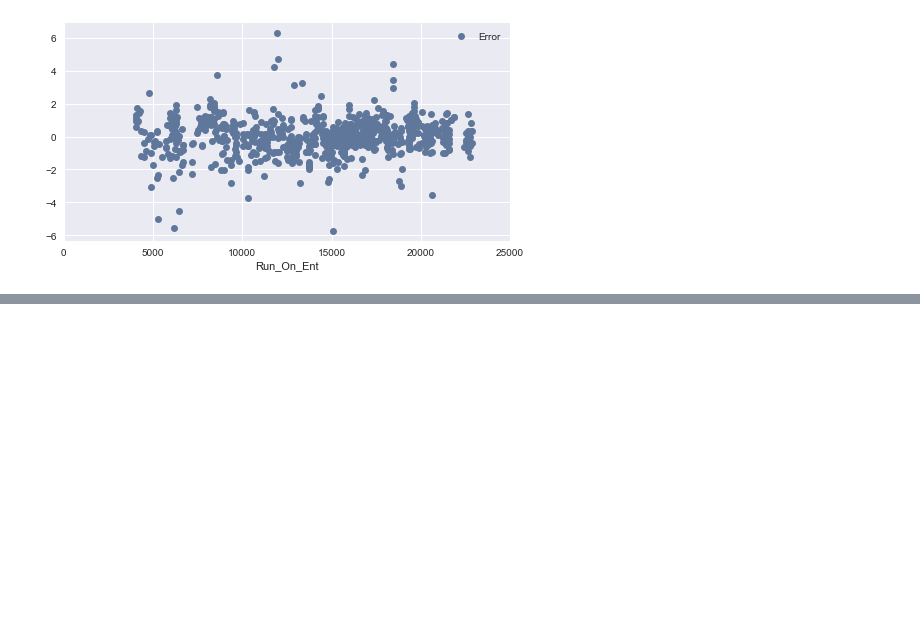
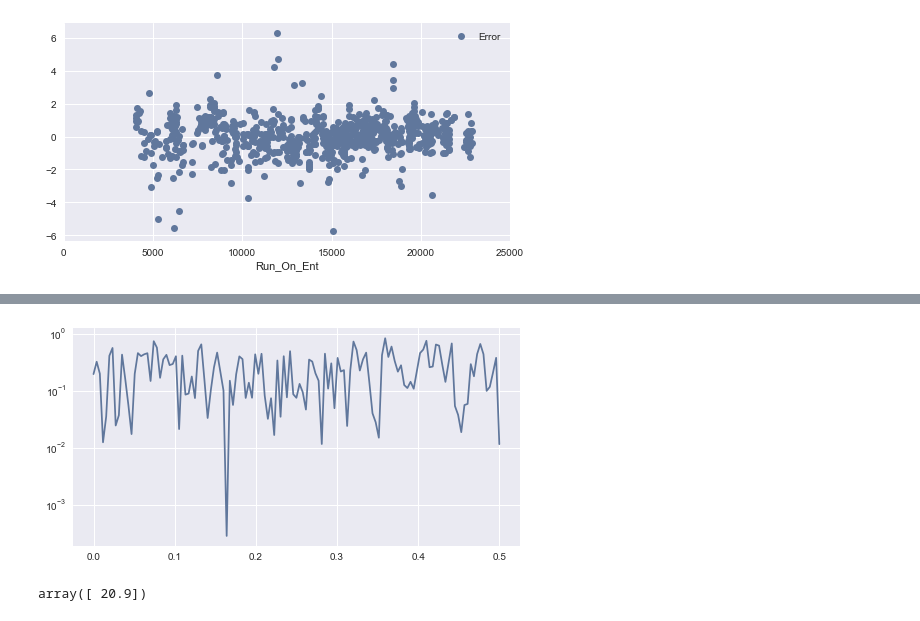
Before and after one commit to austinbock/project1, a Jupyter notebook: Capstone1 Data Investigation.ipynb, the cells around one changed output, grey strips where cells are left out. Drawn from its saved outputs; the diff is of its cells as text; code cells hidden in the pictures; blank space fills up the shorter version.

```diff
--- a/Capstone1 Data Investigation.ipynb
+++ b/Capstone1 Data Investigation.ipynb
@@ -186,3 +186,28 @@ toy7_df.plot(x = 'Run_On_Ent', y = 'Error', xlim = [0, 25000], style = 'o')
 # %% [output]
 <matplotlib.axes._subplots.AxesSubplot at 0x...>
 [figure]
+# %%
+#build a new dataframe that lags over each feature
+def FeatureLagging (datasystem, lag = 2, dropna = False):
+    if type(datasystem) is pd.DataFrame:
+        new_dict = {}
+        for col_name in datasystem:
+            if "Feature" in col_name or "Attribute" in col_name:
+                new_dict[col_name] = datasystem[col_name]
+                for xshift in range(1, lag + 1):
+                    new_dict['%s_lag%d' % (col_name, xshift)] = datasystem[col_name].shift(xshift)
+            else:
+                pass
+            res = pd.DataFrame(new_dict, index = datasystem.index)
+
+    else:
+        print('error - must be 2D dataframe')
+        return None
+
+    if dropna == True:
+        return res.dropna()
+    else: return res
+# %%
+#use sequential run_on_ent as our row index
+s = toy7_df.set_index('Run_On_Ent')
+s.head()
@@ -188,0 +222,5 @@ toy7_df.plot(x = 'Run_On_Ent', y = 'Error', xlim = [0, 25000], style = 'o')
+# %%
+#Use feature lagging function to shift all attributes/features and align with Error into a new df
+lag7_df = FeatureLagging(s,lag=20,dropna=False)
+lag7_df.insert(0, 'Error', s.Error)
+lag7_df#.Error.describe()
@@ -188,0 +249,4 @@ toy7_df.plot(x = 'Run_On_Ent', y = 'Error', xlim = [0, 25000], style = 'o')
+# %%
+#new ndarray where we only look at row with 'Error' available and the corresponding lagged attributes from out matrix
+lag7data_df = lag7_df.dropna()
+lag7data_df
@@ -188,0 +286,12 @@ toy7_df.plot(x = 'Run_On_Ent', y = 'Error', xlim = [0, 25000], style = 'o')
+# %%
+#single calculation check for coherence of Error and Attribute1_lag1 with sampling frequency of 1
+f, Cxy = signal.coherence(lag7data_df.Error, lag7data_df.Attribute1_lag1, 1)
+plt.semilogy(f, Cxy)
+plt.show()
+# %% [output]
+[figure, added]
+# %%
+#single calculation of cross-correlation Error and Attribute1_lag1
+numpy.correlate(lag7data_df.Error, lag7data_df.Attribute1_lag1)
+# %% [output]
+array([ 20.9])
```
Also changed, not shown: parts of 8 cells of this notebook.
